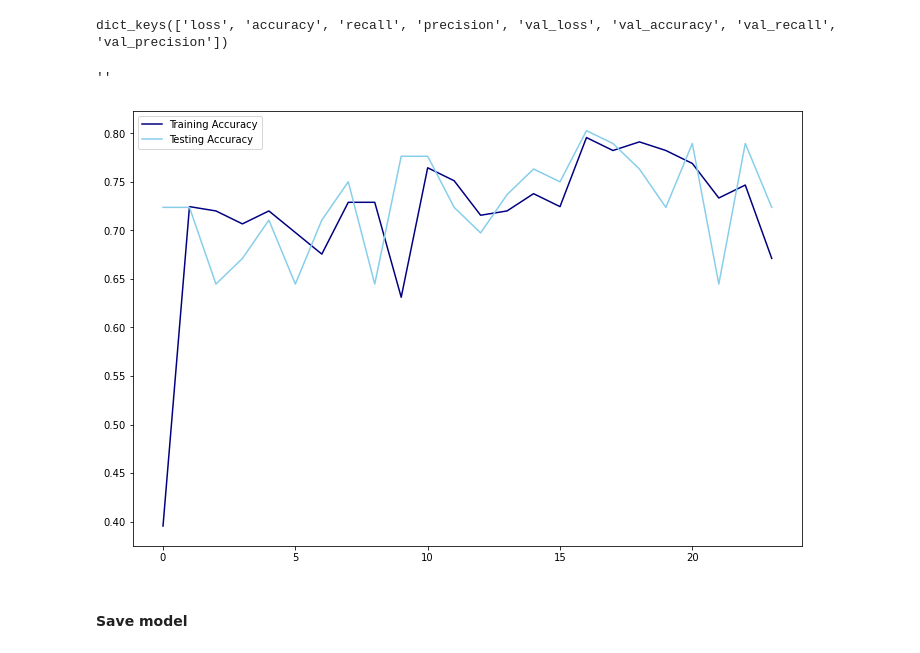
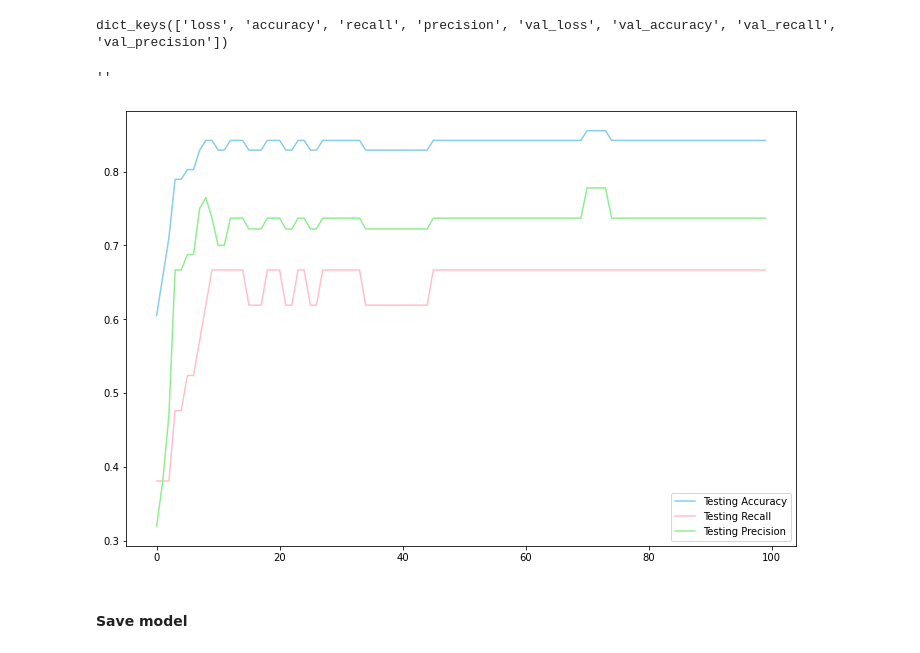
Before and after one commit to pezpet/general-assembly, a Jupyter notebook: labs/7.01-lab-master/7.01-lab-nn-classification-starter-andres.ipynb, the cells around one changed output. Drawn from its saved outputs; the diff is of its cells as text; code cells hidden in the pictures.

```diff
--- a/labs/7.01-lab-master/7.01-lab-nn-classification-starter-andres.ipynb
+++ b/labs/7.01-lab-master/7.01-lab-nn-classification-starter-andres.ipynb
@@ -154,5 +171,10 @@ ct = make_column_transformer(
 # %%
 X_train_t = ct.fit_transform(X_train)
 X_test_t = ct.transform(X_test)
+# %%
+ss = StandardScaler()
+X_train_t_s = ss.fit_transform(X_train_t)
+X_test_t_s = ss.fit_transform(X_test_t)
 # %%
-X_train_df = pd.DataFrame(X_train_t, columns=ct.get_feature_names_out())
+X_train_df = pd.DataFrame(X_train_t_s, columns=ct.get_feature_names_out())
+X_train_df.head(2)
@@ -159,2 +185,3 @@ X_train_df = pd.DataFrame(X_train_t, columns=ct.get_feature_names_out())
 # %%
-X_test_df = pd.DataFrame(X_test_t, columns=ct.get_feature_names_out())
+X_test_df = pd.DataFrame(X_test_t_s, columns=ct.get_feature_names_out())
+X_test_df.head(2)
@@ -175,7 +206,6 @@ from tensorflow.keras.models import Sequential
 from tensorflow.keras.layers import Dense
 # %%
 model = Sequential()
-model.add(Dense(70, activation='relu'))
-model.add(Dense(20, activation='relu'))
+model.add(Dense(35, activation='relu'))
 model.add(Dense(1, activation='sigmoid'))
 # %% [output]
@@ -232,24 +262,24 @@ dict_keys(['loss', 'accuracy', 'recall', 'precision', 'val_loss', 'val_accuracy'
 # %%
 # With help from regularization lesson
 train_accuracy = history.history['accuracy']
 test_accuracy = history.history['val_accuracy']
 train_recall = history.history['recall']
 test_recall = history.history['val_recall']
 train_precision = history.history['precision']
 test_precision = history.history['val_precision']
 
 plt.figure(figsize=(12, 8))
-plt.plot(train_accuracy, label='Training Accuracy', color='navy')
+# plt.plot(train_accuracy, label='Training Accuracy', color='navy')
 plt.plot(test_accuracy, label='Testing Accuracy', color='skyblue')
 # plt.plot(train_recall, label='Training Recall', color='darkred')
-# plt.plot(test_recall, label='Testing Recall', color='pink')
+plt.plot(test_recall, label='Testing Recall', color='pink')
 # plt.plot(train_precision, label='Training Precision', color='green')
-# plt.plot(test_precision, label='Testing Precision', color='lightgreen')
+plt.plot(test_precision, label='Testing Precision', color='lightgreen')
 plt.legend()
 ;
 # %% [output]
 ''
-[figure, old version]
+[figure, new version]
 # %% [markdown]
 #### Save model
 # %%
```
Also changed, not shown: parts of 17 cells of this notebook, 4 other files.
